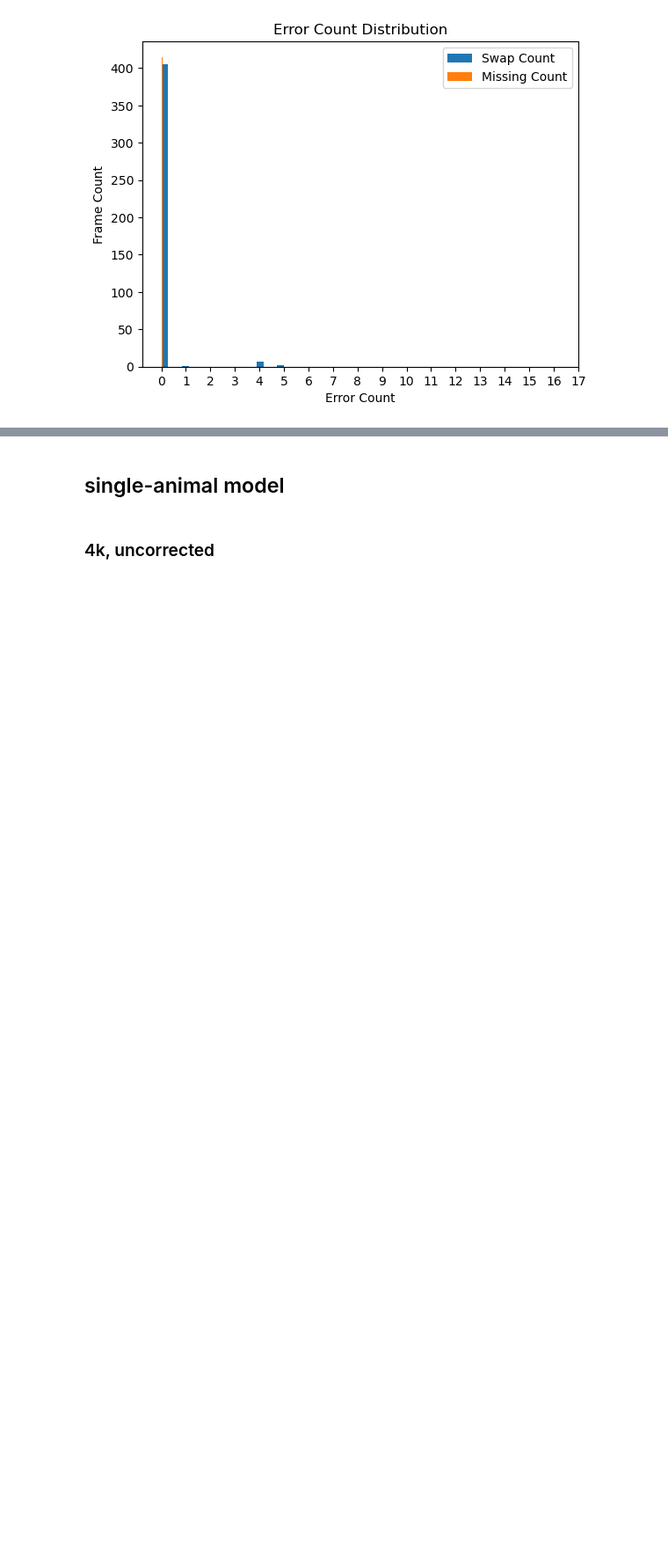
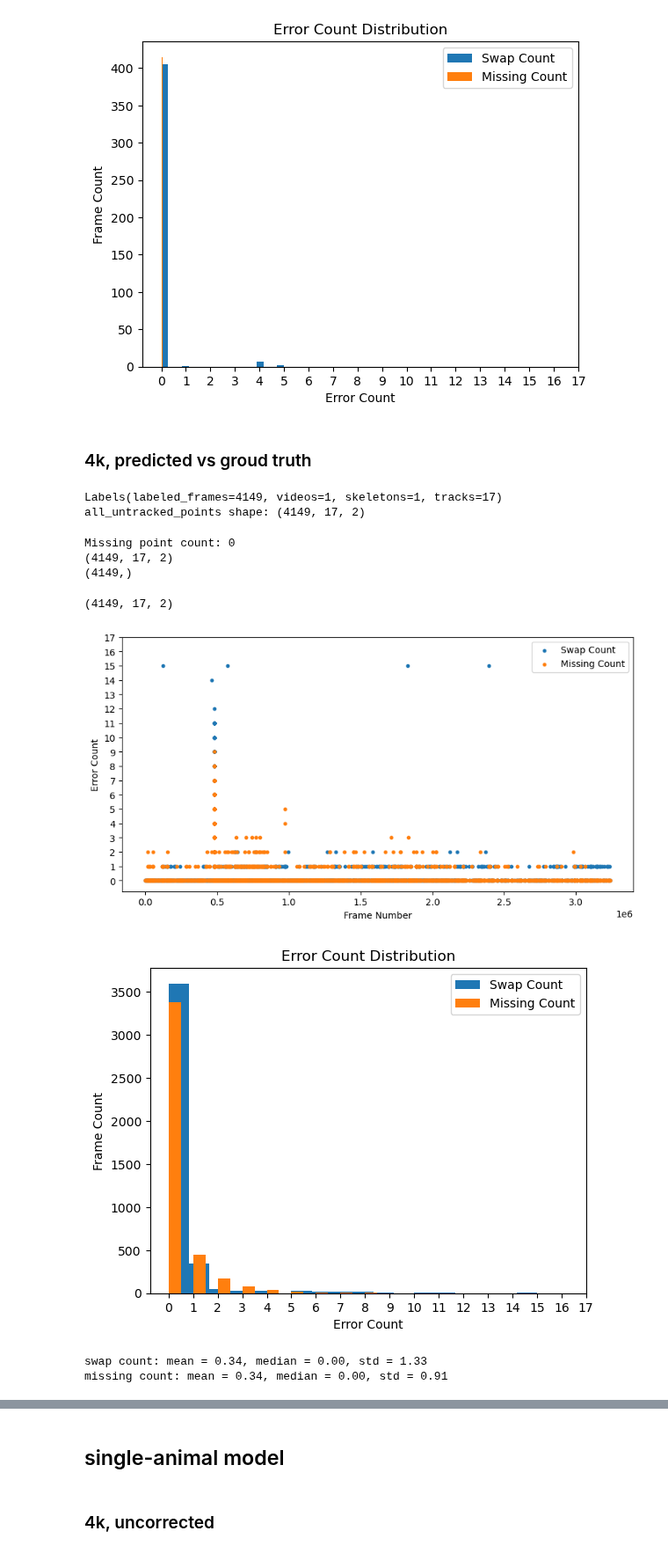
Before and after one commit to mingxiaowei/jelly-sleap, a Jupyter notebook: sleap/jelly/notebook/error_profiling_multi.ipynb, the cells around one changed output, grey strips where cells are left out. Shown at 88% size. Drawn from its saved outputs; the diff is of its cells as text; code cells hidden in the pictures; blank space fills up the shorter version.

```diff
--- a/sleap/jelly/notebook/error_profiling_multi.ipynb
+++ b/sleap/jelly/notebook/error_profiling_multi.ipynb
@@ -302,3 +244,33 @@ swap_cnt_lst, missing_cnt_lst,filtered_ranges = eval_discrete_points(test_untrac
 # %% [output]
 [figure]
 [figure]
+# %% [markdown]
+### 4k, predicted vs groud truth
+# %%
+new_4k_dataset_path = '/home/mingxiao/Desktop/jellyfish/label/multifish/multifish_animal_1_v11.slp'
+new_4k_dataset = sleap.load_file(new_4k_dataset_path)
+print(new_4k_dataset)
+new_4k_pts = get_all_untracked_points_from_lbfs(new_4k_dataset.labeled_frames, interpolate=False, reorder=False, use_labeled_only=True)
+new_lbf_indices = np.array([lbf.frame_idx for lbf in new_4k_dataset.labeled_frames])
+print(new_4k_pts.shape)
+print(new_lbf_indices.shape)
+# %% [output]
+Labels(labeled_frames=4149, videos=1, skeletons=1, tracks=17)
+all_untracked_points shape: (4149, 17, 2)
+Missing point count: 0
+(4149, 17, 2)
+(4149,)
+# %%
+predicted_pts_path = '/home/mingxiao/Desktop/jellyfish/label/multifish/predictions/multifish_animal_1_v10_predicted_points.npy'
+predicted_pts = np.load(predicted_pts_path)[new_lbf_indices]
+print(predicted_pts.shape)
+gt_pts = new_4k_pts
+# %% [output]
+(4149, 17, 2)
+# %%
+compare_with_gt(predicted_pts, gt_pts, new_lbf_indices, dist_thresh=5);
+# %% [output]
+[figure, added]
+[figure, added]
+swap count: mean = 0.34, median = 0.00, std = 1.33
+missing count: mean = 0.34, median = 0.00, std = 0.91
```
Also changed, not shown: parts of 3 cells of this notebook, 7 other files.
